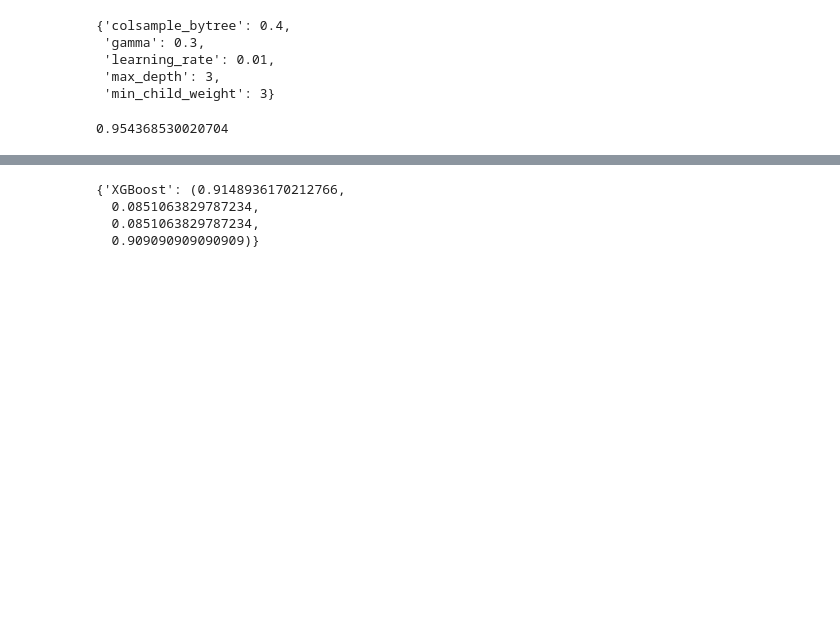
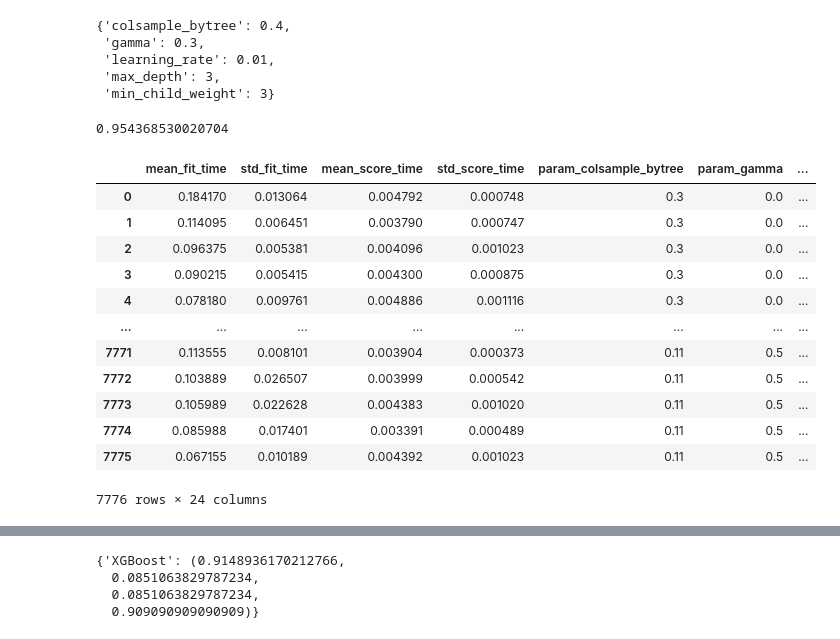
Before and after one commit to gloobdoob/Fake-News-Data-Gathering-Exploration, a Jupyter notebook: Website classification part/EncodingTraining.ipynb, the cells around one changed output, grey strips where cells are left out. Drawn from its saved outputs; the diff is of its cells as text; code cells hidden in the pictures; blank space fills up the shorter version.

```diff
--- a/Website classification part/EncodingTraining.ipynb
+++ b/Website classification part/EncodingTraining.ipynb
@@ -207,3 +207,23 @@ grid_search.best_params_
 grid_search.best_score_
 # %% [output]
 0.954368530020704
+# %%
+cv_df = pd.DataFrame(grid_search.cv_results_)
+# %%
+cv_df= cv_df.drop('params', axis=1)
+# %%
+cv_df
+# %% [output]
+|  | mean_fit_time | std_fit_time | mean_score_time | std_score_time | param_colsample_bytree | param_gamma | ... |
+| 0 | 0.184170 | 0.013064 | 0.004792 | 0.000748 | 0.3 | 0.0 | ... |
+| 1 | 0.114095 | 0.006451 | 0.003790 | 0.000747 | 0.3 | 0.0 | ... |
+| 2 | 0.096375 | 0.005381 | 0.004096 | 0.001023 | 0.3 | 0.0 | ... |
+| 3 | 0.090215 | 0.005415 | 0.004300 | 0.000875 | 0.3 | 0.0 | ... |
+| 4 | 0.078180 | 0.009761 | 0.004886 | 0.001116 | 0.3 | 0.0 | ... |
+| ... | ... | ... | ... | ... | ... | ... | ... |
+| 7771 | 0.113555 | 0.008101 | 0.003904 | 0.000373 | 0.11 | 0.5 | ... |
+| 7772 | 0.103889 | 0.026507 | 0.003999 | 0.000542 | 0.11 | 0.5 | ... |
+| 7773 | 0.105989 | 0.022628 | 0.004383 | 0.001020 | 0.11 | 0.5 | ... |
+| 7774 | 0.085988 | 0.017401 | 0.003391 | 0.000489 | 0.11 | 0.5 | ... |
+| 7775 | 0.067155 | 0.010189 | 0.004392 | 0.001023 | 0.11 | 0.5 | ... |
+7776 rows × 24 columns
```
Also changed, not shown: parts of 6 cells of this notebook, 2 other files.
